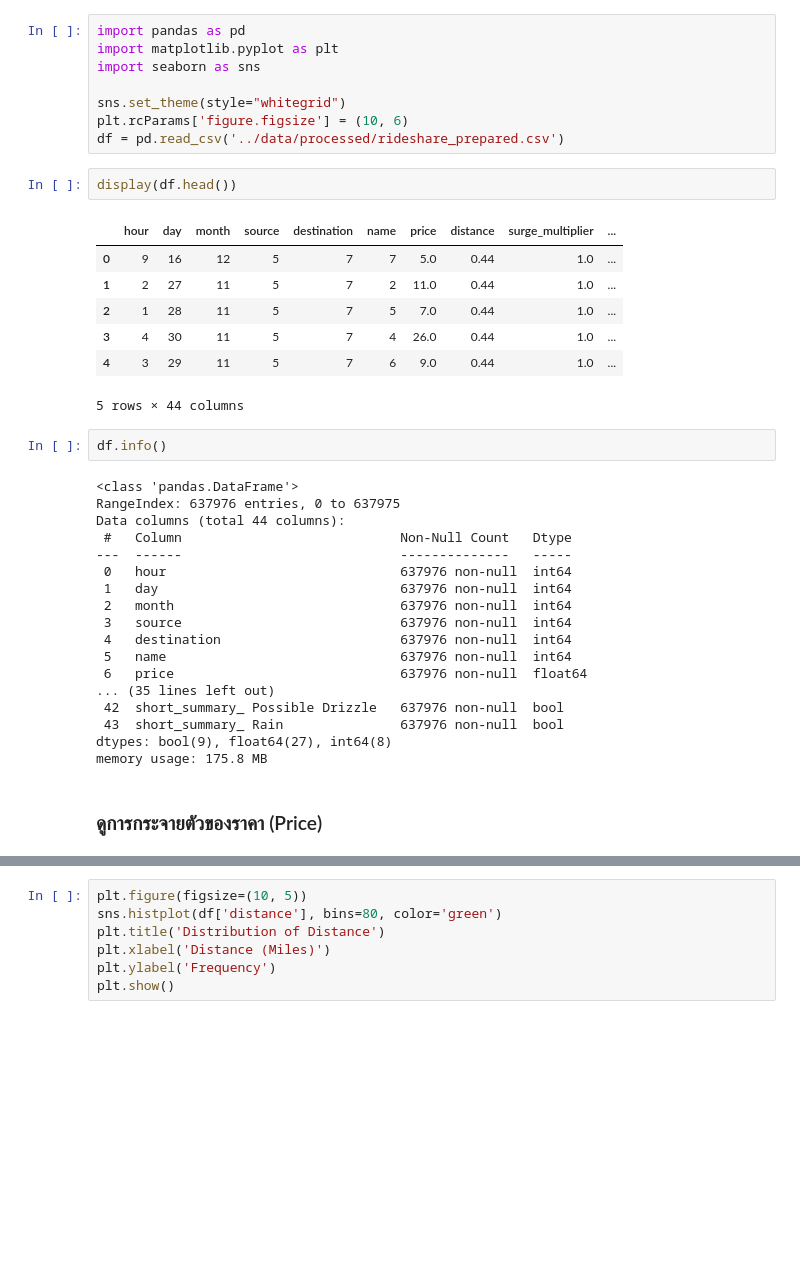
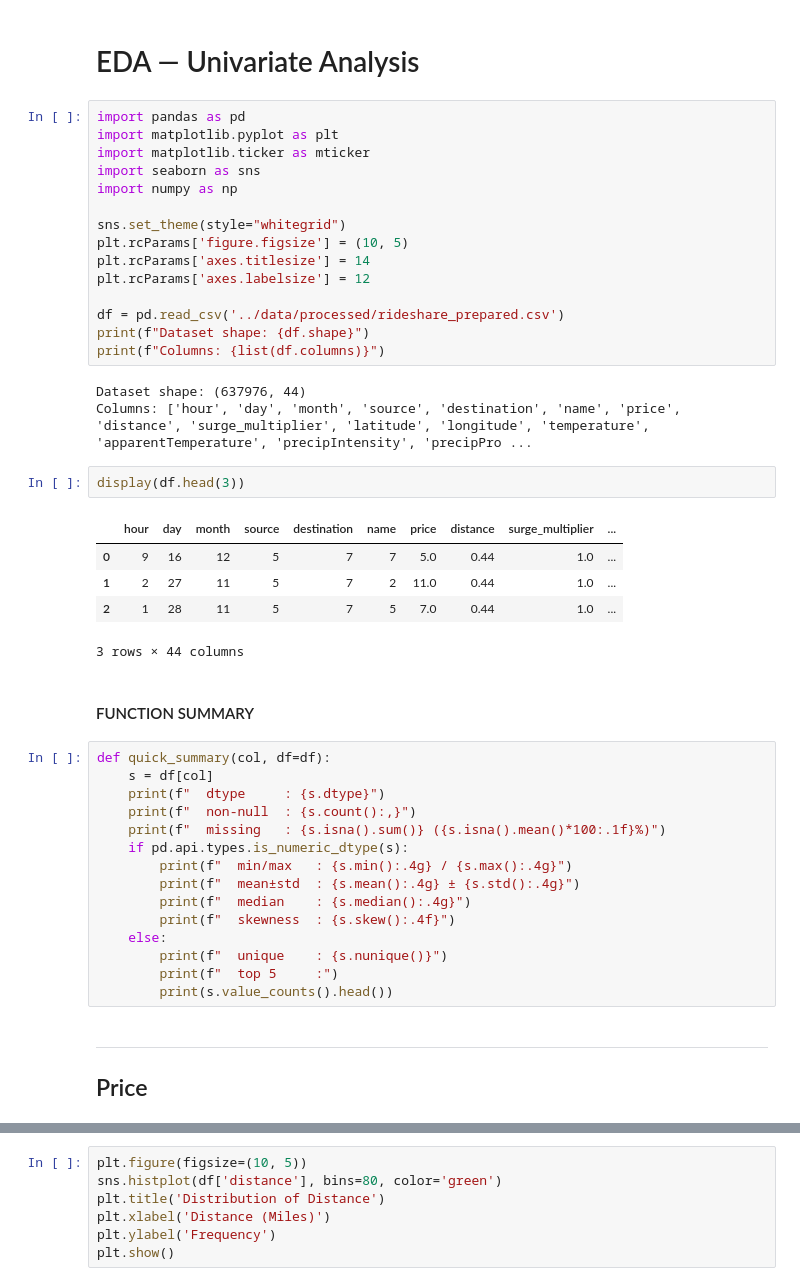
Before and after one commit to Bobbie-CPE38/cpe232-final-project, a Jupyter notebook: notebooks/eda_univariate.ipynb, the cells around one changed output, grey strips where cells are left out. Cells and saved outputs as stored; diff of their text form; blank space fills up the shorter version.

Commit message:
wip: start univariate 2

```diff
--- a/notebooks/eda_univariate.ipynb
+++ b/notebooks/eda_univariate.ipynb
@@ -1,40 +1,48 @@
+# %% [markdown]
+# EDA — Univariate Analysis
 # %%
 import pandas as pd
 import matplotlib.pyplot as plt
+import matplotlib.ticker as mticker
 import seaborn as sns
+import numpy as np
 
 sns.set_theme(style="whitegrid")
-plt.rcParams['figure.figsize'] = (10, 6)
+plt.rcParams['figure.figsize'] = (10, 5)
+plt.rcParams['axes.titlesize'] = 14
+plt.rcParams['axes.labelsize'] = 12
+
 df = pd.read_csv('../data/processed/rideshare_prepared.csv')
+print(f"Dataset shape: {df.shape}")
+print(f"Columns: {list(df.columns)}")
+# %% [output]
+Dataset shape: (637976, 44)
+Columns: ['hour', 'day', 'month', 'source', 'destination', 'name', 'price', 'distance', 'surge_multiplier', 'latitude', 'longitude', 'temperature', 'apparentTemperature', 'precipIntensity', 'precipPro ...
 # %%
-display(df.head())
+display(df.head(3))
 # %% [output]
 |  | hour | day | month | source | destination | name | price | distance | surge_multiplier | ... |
 | 0 | 9 | 16 | 12 | 5 | 7 | 7 | 5.0 | 0.44 | 1.0 | ... |
 | 1 | 2 | 27 | 11 | 5 | 7 | 2 | 11.0 | 0.44 | 1.0 | ... |
 | 2 | 1 | 28 | 11 | 5 | 7 | 5 | 7.0 | 0.44 | 1.0 | ... |
-| 3 | 4 | 30 | 11 | 5 | 7 | 4 | 26.0 | 0.44 | 1.0 | ... |
-| 4 | 3 | 29 | 11 | 5 | 7 | 6 | 9.0 | 0.44 | 1.0 | ... |
-5 rows × 44 columns
+3 rows × 44 columns
+# %% [markdown]
+#### FUNCTION SUMMARY
 # %%
-df.info()
+def quick_summary(col, df=df):
+    s = df[col]
+    print(f"  dtype     : {s.dtype}")
+    print(f"  non-null  : {s.count():,}")
+    print(f"  missing   : {s.isna().sum()} ({s.isna().mean()*100:.1f}%)")
+    if pd.api.types.is_numeric_dtype(s):
+        print(f"  min/max   : {s.min():.4g} / {s.max():.4g}")
+        print(f"  mean±std  : {s.mean():.4g} ± {s.std():.4g}")
+        print(f"  median    : {s.median():.4g}")
+        print(f"  skewness  : {s.skew():.4f}")
+    else:
+        print(f"  unique    : {s.nunique()}")
+        print(f"  top 5     :")
+        print(s.value_counts().head())
-# %% [output]
-<class 'pandas.DataFrame'>
-RangeIndex: 637976 entries, 0 to 637975
-Data columns (total 44 columns):
- #   Column                            Non-Null Count   Dtype
----  ------                            --------------   -----
- 0   hour                              637976 non-null  int64
- 1   day                               637976 non-null  int64
- 2   month                             637976 non-null  int64
- 3   source                            637976 non-null  int64
- 4   destination                       637976 non-null  int64
- 5   name                              637976 non-null  int64
- 6   price                             637976 non-null  float64
-... (35 lines left out)
- 42  short_summary_ Possible Drizzle   637976 non-null  bool
- 43  short_summary_ Rain               637976 non-null  bool
-dtypes: bool(9), float64(27), int64(8)
-memory usage: 175.8 MB
 # %% [markdown]
-### ดูการกระจายตัวของราคา (Price)
+---
+## Price
```
Also changed, not shown: parts of 11 cells of this notebook.
